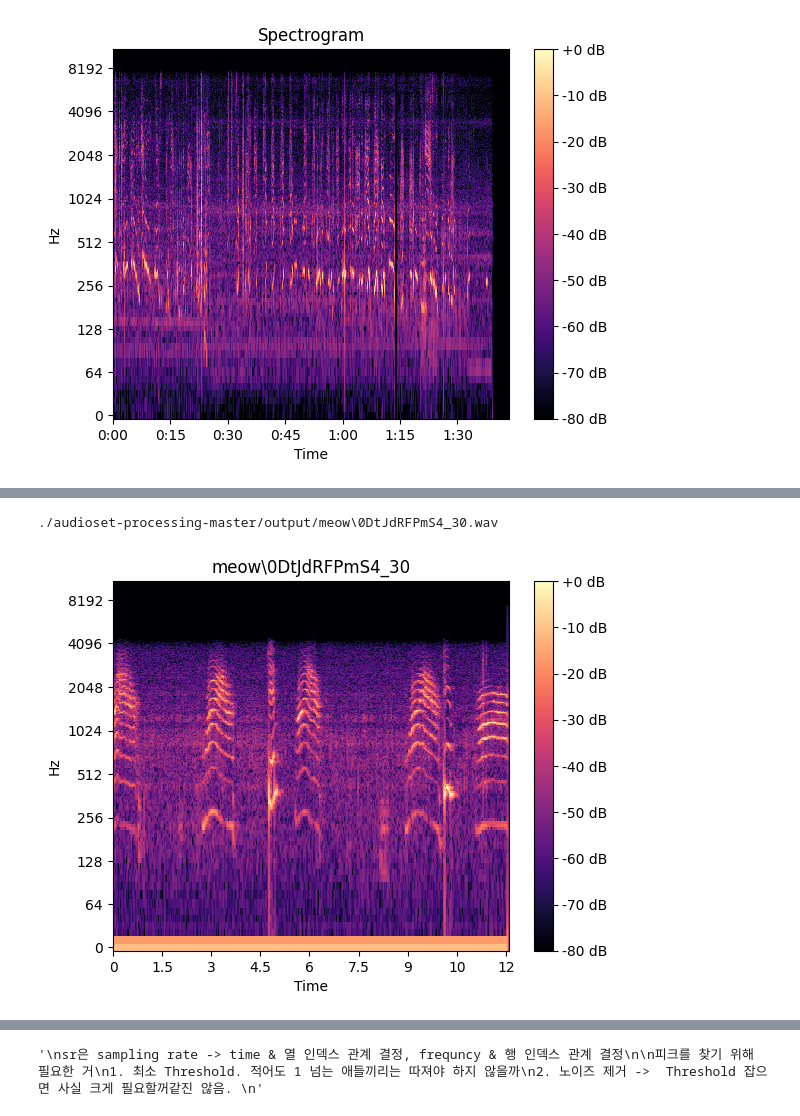
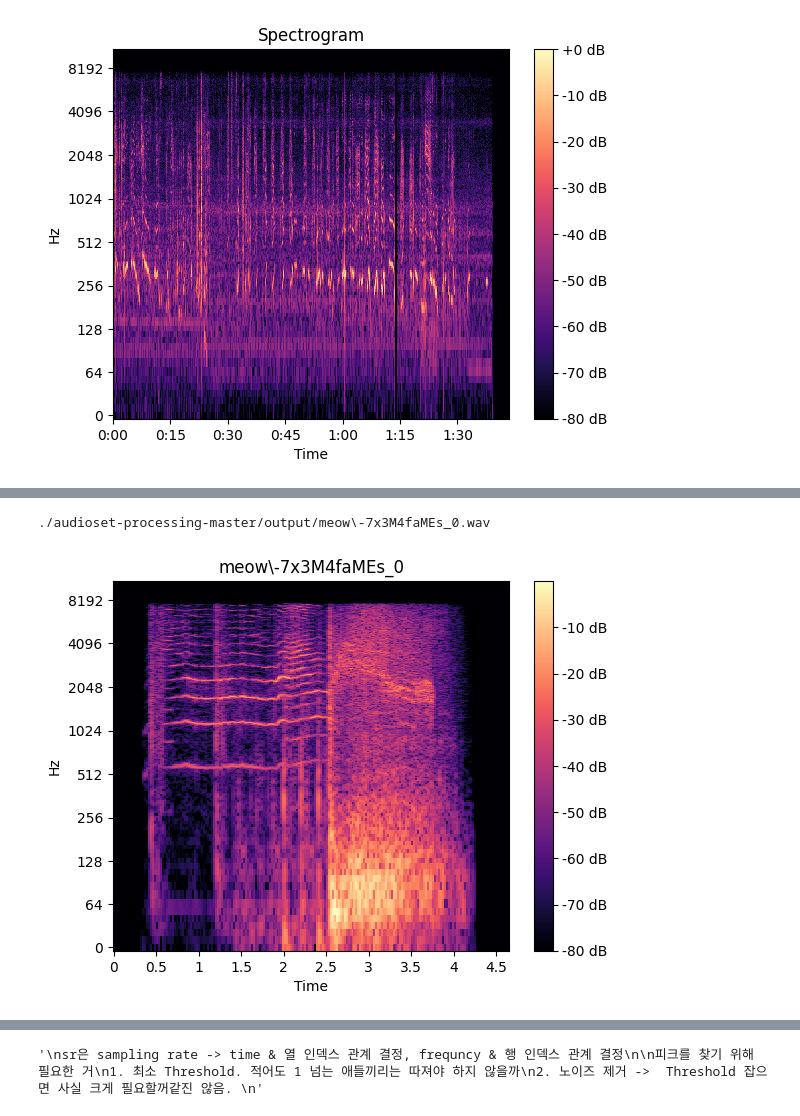
Before and after one commit to lukekim420/catclass, a Jupyter notebook: eda1.ipynb, the cells around one changed output, grey strips where cells are left out. Cells and saved outputs as stored; diff of their text form; code cells hidden in the pictures.

```diff
--- a/eda1.ipynb
+++ b/eda1.ipynb
@@ -67,17 +67,17 @@ train_path
  './audioset-processing-master/output/meow\\P9SwUAXhxPQ_6.wav',
  './audioset-processing-master/output/meow\\PCKQqHeRNyA_3.wav']
 # %%
-i=9
+i=13
 y, sr = librosa.load(train_path[i])
 print(train_path[i])
 spec = np.abs(librosa.stft(y, hop_length=512))
 spec = librosa.amplitude_to_db(spec, ref=np.max)
 librosa.display.specshow(spec[:,:600], sr=sr, x_axis='time', y_axis='log');
 plt.colorbar(format='%+2.0f dB');
 plt.title(train_path[i].split('/')[-1].split('.')[0]);
 # %% [output]
-./audioset-processing-master/output/meow\0DtJdRFPmS4_30.wav
+./audioset-processing-master/output/meow\-7x3M4faMEs_0.wav
-[figure, old version]
+[figure, new version]
 # %%
 
 S_full, phase = librosa.magphase(librosa.stft(y)) #speech processing에 n_fft=512 권장된다고는함
```
Also changed, not shown: parts of 14 cells of this notebook, 4 other files.
